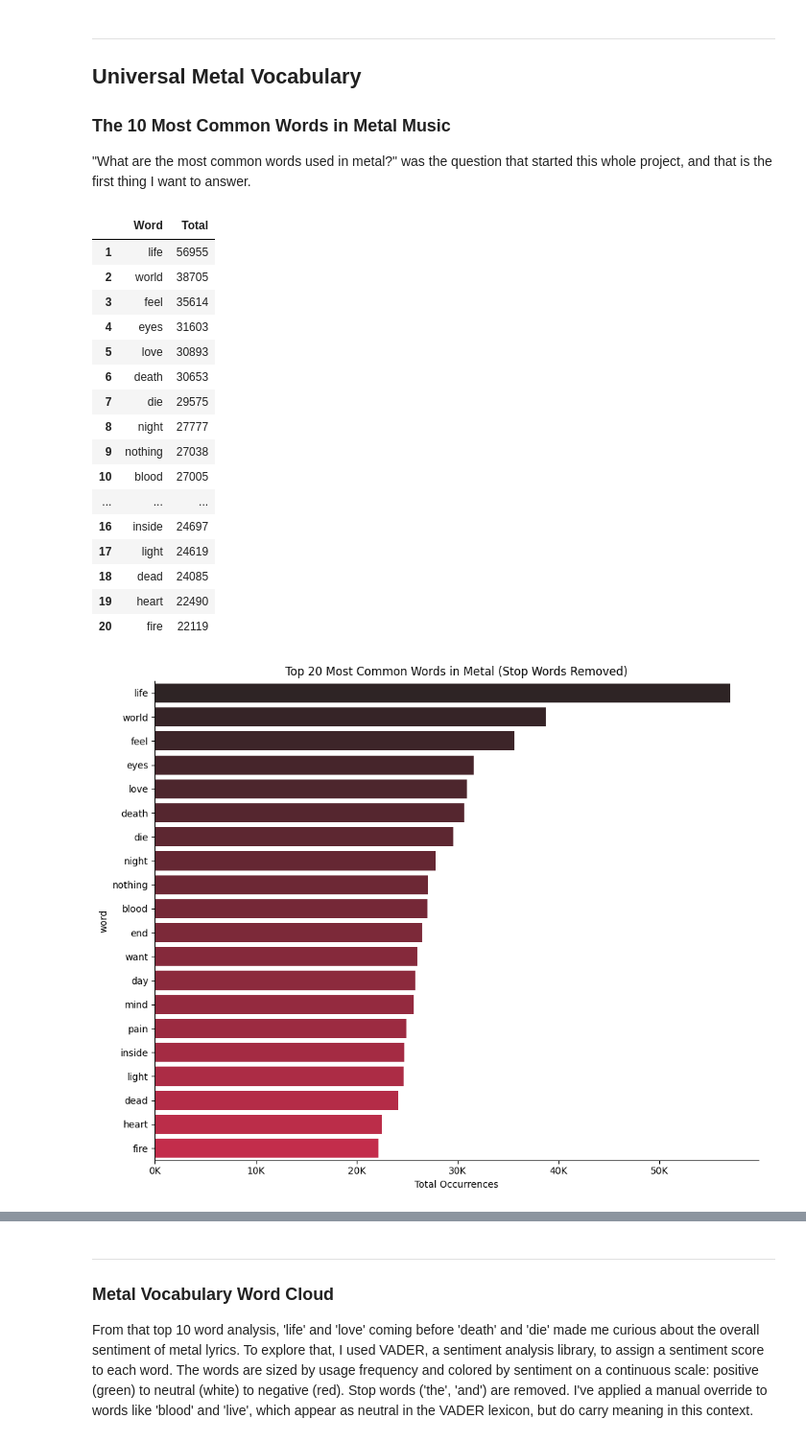
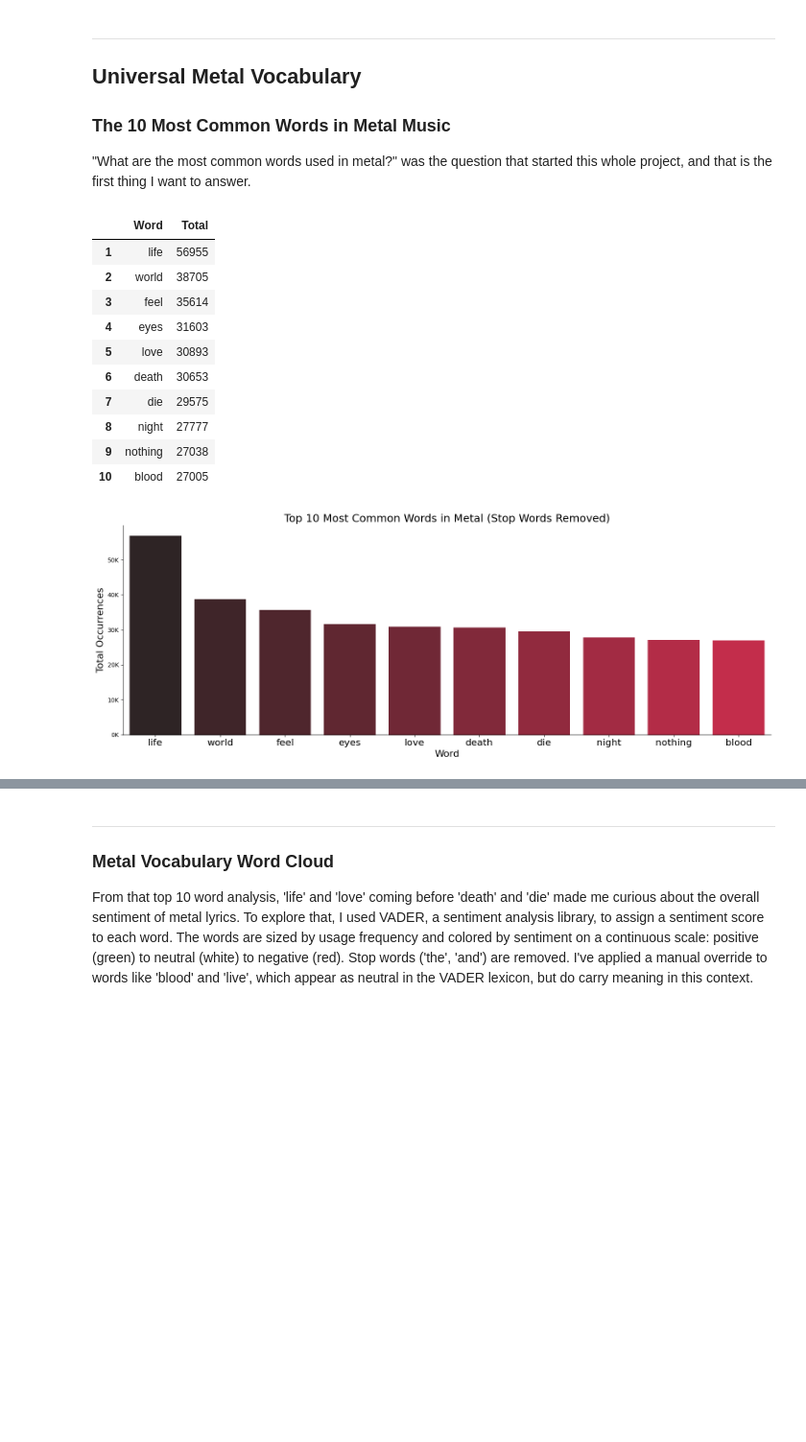
Before and after one commit to wanderson33245/The-Metal-Corpus, a Jupyter notebook: The Metal Corpus.ipynb, the cells around one changed output, grey strips where cells are left out. Shown at 96% size. Cells and saved outputs as stored; diff of their text form; code cells hidden in the pictures; blank space fills up the shorter version.

```diff
--- a/The Metal Corpus.ipynb
+++ b/The Metal Corpus.ipynb
@@ -308,52 +308,41 @@ stop_words = {
     'we\'ve', 'you\'ve', 'they\'ve', 'don\'t', 'i\'ll', 'he\'ll', 'she\'ll',
     'we\'ll', 'can\'t', 'i\'ve', 'there\'s', 'won\'t'
 }
 
 df_meaningful = df_words[~df_words['word'].isin(stop_words)].copy()
 df_meaningful['total'] = df_meaningful[subgenres].sum(axis=1)
 df_meaningful = df_meaningful.sort_values('total', ascending=False)
 
-TOP_N = 20  # change this and rerun to see more/fewer words
+TOP_N = 10  # change this and rerun to see more/fewer words
 
 df_display = df_meaningful[['word', 'total']].head(TOP_N).copy()
 df_display.columns = ['Word', 'Total']
 df_display = df_display.reset_index(drop=True)
 df_display.index += 1
 display(df_display)
 
-top_N_used = df_meaningful.head(TOP_N).sort_values('total', ascending=False)
-fig, ax = plt.subplots(figsize=(10, 8))
-sns.barplot(data=top_N_used, x='total', y='word', palette='dark:crimson', ax=ax, hue='word', legend=False)
-ax.set_xlabel('Total Occurrences')
-ax.set_title(f'Top {TOP_N} Most Common Words in Metal (Stop Words Removed)')
-ax.xaxis.set_major_formatter(plt.FuncFormatter(lambda x, _: f'{x/1_000:.0f}K'))
+top_N_used = df_meaningful.head(TOP_N)
+plt.figure(figsize=(16, 6))
+sns.barplot(data=top_N_used, x='word', y='total', hue='word', palette='dark:crimson', legend=False)
+plt.title(f'Top {TOP_N} Most Common Words in Metal (Stop Words Removed)', fontsize=18)
+plt.xlabel('Word', fontsize=16)
+plt.ylabel('Total Occurrences', fontsize=16)
+plt.xticks(rotation=0, ha='center', fontsize=16)
+plt.gca().yaxis.set_major_formatter(plt.FuncFormatter(lambda x, _: f'{x/1_000:.0f}K'))
 sns.despine()
 plt.tight_layout()
 plt.show()
-
-
-#print("Top 10 most common meaningful words:")
-#print()
-#print(f"{'word':>5} {'total':>5}")
-#print()
-#print(df_meaningful[['word', 'total']].head(10).to_string(index=False, header=False))
 # %% [output]
 |  | Word | Total |
 | 1 | life | 56955 |
 | 2 | world | 38705 |
 | 3 | feel | 35614 |
 | 4 | eyes | 31603 |
 | 5 | love | 30893 |
 | 6 | death | 30653 |
 | 7 | die | 29575 |
 | 8 | night | 27777 |
 | 9 | nothing | 27038 |
 | 10 | blood | 27005 |
-| ... | ... | ... |
-| 16 | inside | 24697 |
-| 17 | light | 24619 |
-| 18 | dead | 24085 |
-| 19 | heart | 22490 |
-| 20 | fire | 22119 |
-[figure, old version]
+[figure, new version]
 # %% [markdown]
```
Also changed, not shown: parts of 1 cell of this notebook.
